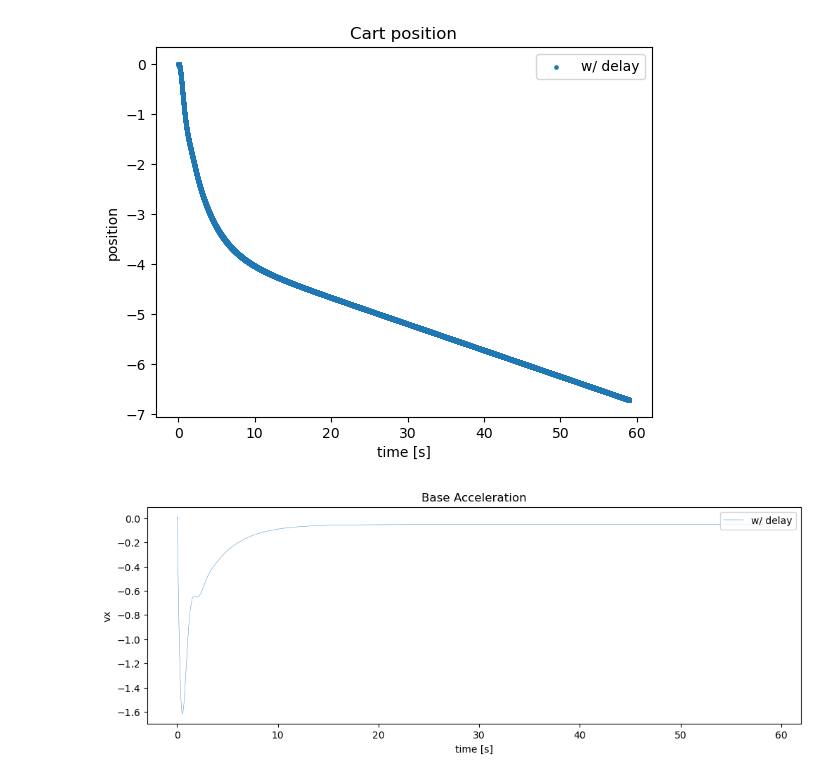
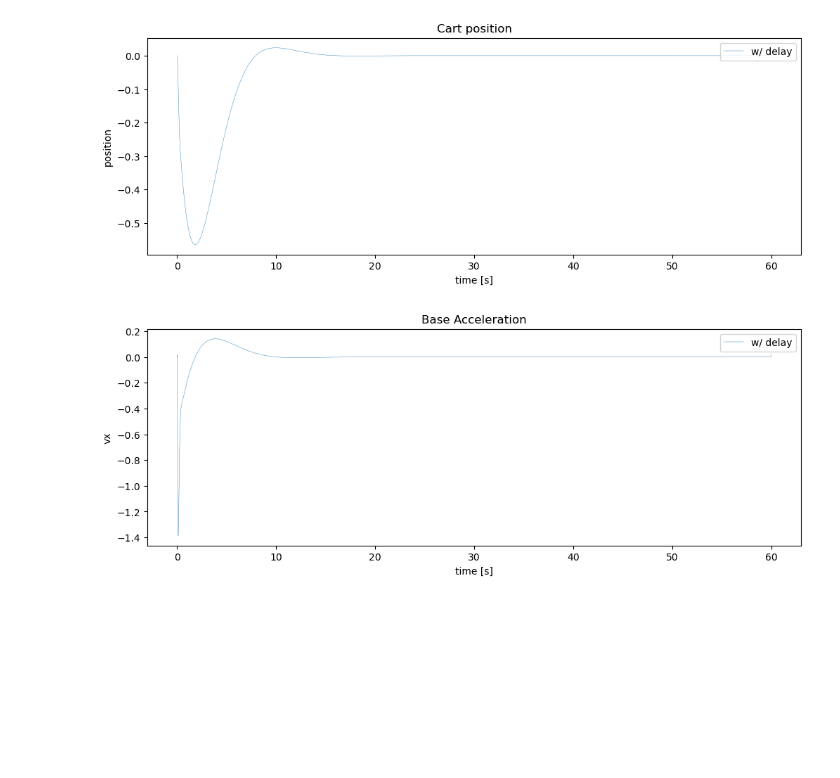
Before and after one commit to DETERMINISTIC6G/InvertedPendulumSimulator, a Jupyter notebook: src/apps/jupyter/Quality of Control.ipynb, the cells around one changed output. Saved outputs shown, nothing was run; the diff lists cells and outputs as text; code cells hidden in the pictures; blank space fills up the shorter version.

```diff
--- a/src/apps/jupyter/Quality of Control.ipynb
+++ b/src/apps/jupyter/Quality of Control.ipynb
@@ -35,5 +57,5 @@ def mean_confint(data, confidence=0.95):
 # %%
-file_nodelay= '/home/mostovea/6g-projects/InvertedPendulum/src/build/states-eventqueue.csv'   #'log-p80-i60-d0-nodelay.csv'
+file_nodelay= '/home/mostovea/6g-projects/InvertedPendulum/src/build/results/5g-1/pid-all-dn/pid-all-dn-2.csv'
 df_delay = pd.read_csv(file_nodelay, names= ['t', 'position', 'vx', 'angle', 'omega'], header=None, skiprows=1)
 df_delay.head()
 # %% [output]
@@ -98,23 +104,22 @@ plt.savefig('angle_plot_events.png', dpi=300)
 # %%
-plt.scatter(df_delay['t'],df_delay['position'], marker='.', label="w/ delay", linewidths=0.3)
+plt.figure(figsize=(12, 4))
+plt.plot(df_delay['t'],df_delay['position'], label="w/ delay", linewidth=0.3)
 #plt.scatter(df_delay['t']/1000000, df_delay['angle'],  marker='.', label="w/ delay")
 plt.ylabel('position')
 plt.xlabel('time [s]');
 plt.title('Cart position');
 plt.legend(loc="upper right");
 
 #plt.savefig('position_plot.png', dpi=300)
 # %% [output]
-[figure, old version]
+[figure, new version]
 # %%
 plt.figure(figsize=(12, 4))
 
 plt.plot(df_delay['t'], df_delay['vx'], label="w/ delay", linewidth=0.3)
-#plt.scatter(df_delay['t'], df_delay['force'], marker='.', label="w/ delay", linewidths=0.3)
-#plt.scatter(df_delay['t']/1000000, df_delay['angle'],  marker='.', label="w/ delay")
 plt.ylabel('vx')
 plt.xlabel('time [s]');
 plt.title('Base Acceleration');
 plt.legend(loc="upper right");
 # %% [output]
-[figure, old version]
+[figure, new version]
```
Also changed, not shown: parts of 9 cells of this notebook, 2 other files.
